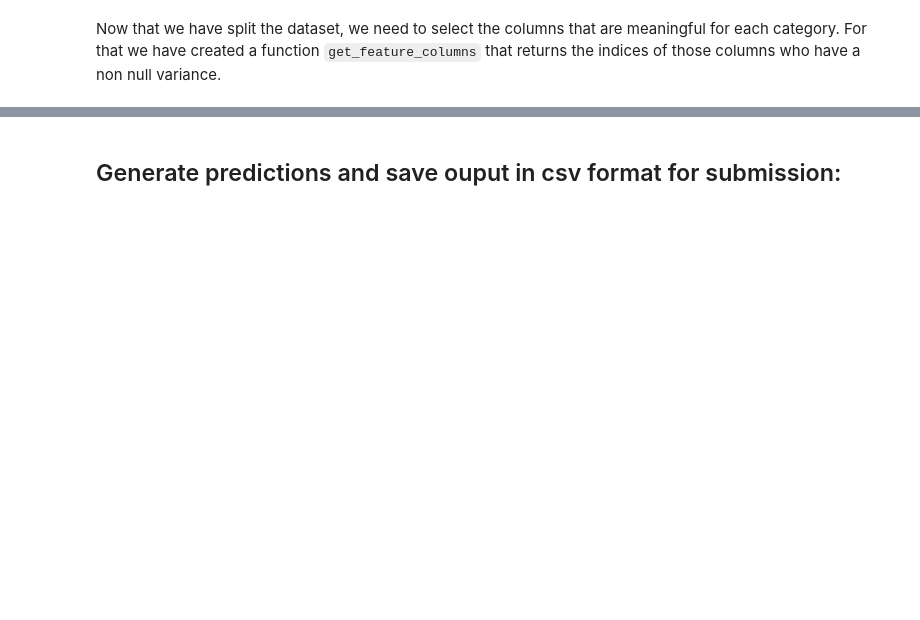
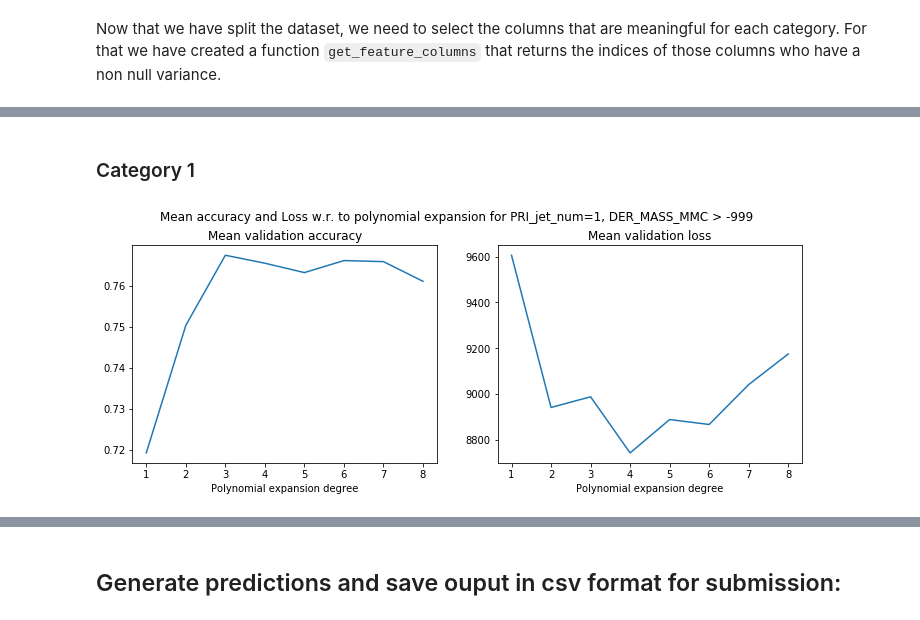
Before and after one commit to ehoelzl/ML_course, a Jupyter notebook: projects/project1/scripts/project1.ipynb, the cells around one changed output, grey strips where cells are left out. Saved outputs shown, nothing was run; the diff lists cells and outputs as text; code cells hidden in the pictures; blank space fills up the shorter version.

```diff
--- a/projects/project1/scripts/project1.ipynb
+++ b/projects/project1/scripts/project1.ipynb
@@ -224,0 +168,6 @@ Regularized Logistic regression got score of 0.828776171984467, loss of 29356.95
+# %% [markdown]
+### Category 1
+# %%
+cross_validate_degrees(tX_1, y_1, headers, np.arange(1, 9), 4, "Mean accuracy and Loss w.r. to polynomial expansion for PRI_jet_num=1, DER_MASS_MMC > -999")
+# %% [output]
+[figure, added]
```
Also changed, not shown: parts of 59 cells of this notebook, 8 other files.
